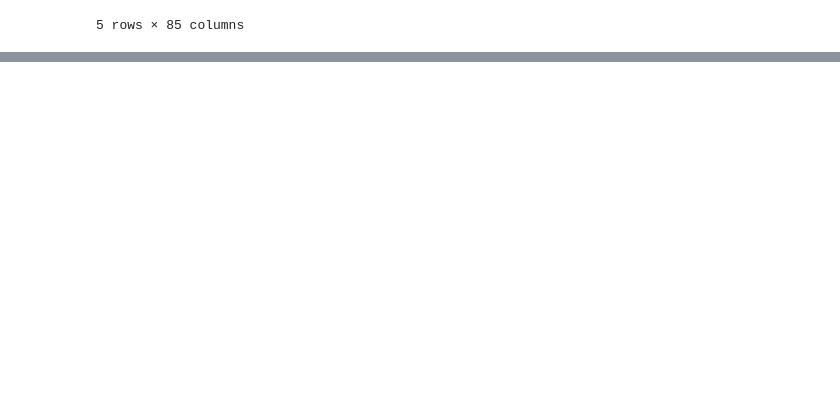
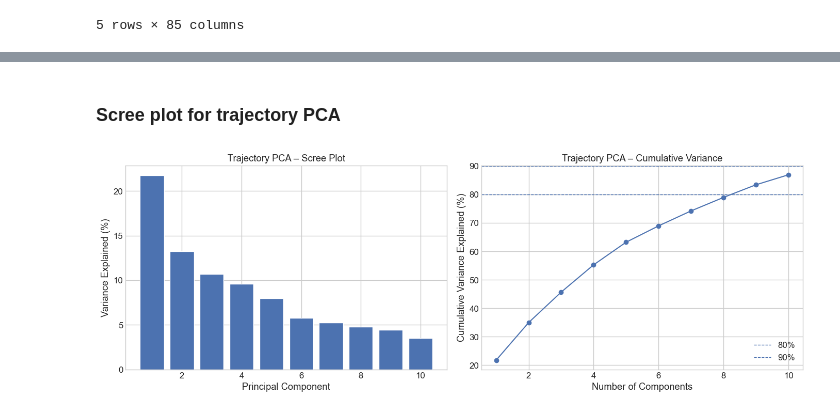
Before and after one commit to daniehben/worldbank-api-pipeline, a Jupyter notebook: notebooks/traj_Clustering.ipynb, the cells around one changed output, grey strips where cells are left out. Cells and saved outputs as stored; diff of their text form; code cells hidden in the pictures; blank space fills up the shorter version.

Commit message:
Finished trajectory based clustering and saved all outputs

```diff
--- a/notebooks/traj_Clustering.ipynb
+++ b/notebooks/traj_Clustering.ipynb
@@ -50,0 +269,7 @@ t_df.head()
+# %%
+for col in traj_cols:
+    lower = traj_clean[col].quantile(0.01)  # 1st percentile
+    upper = traj_clean[col].quantile(0.99)  # 99th percentile
+    traj_clean[col] = traj_clean[col].clip(lower, upper)
+# %%
+traj_clean[traj_cols] = traj_clean[traj_cols].fillna(traj_clean[traj_cols].mean())
@@ -50,0 +300,13 @@ t_df.head()
+# %%
+traj_pca = PCA()
+X_traj_pca = traj_pca.fit_transform(tr_df.values)
+
+
+traj_var_ratio = traj_pca.explained_variance_ratio_
+traj_cumvar = traj_var_ratio.cumsum()
+
+tr_pca = pd.DataFrame({
+    "PC": [f"PC{i+1}" for i in range(len(traj_var_ratio))],
+    "Variance": traj_var_ratio,
+    "Cumulative": traj_cumvar
+}).head(10)
@@ -50,0 +322,30 @@ t_df.head()
+# %% [markdown]
+### Scree plot for trajectory PCA
+# %%
+def plot_traj_scree(var_ratio, cumvar, n_show=10):
+    pcs = np.arange(1, n_show + 1)
+
+    fig, ax = plt.subplots(1, 2, figsize=(14, 5))
+
+    # Bar: individual variance
+    ax[0].bar(pcs, var_ratio[:n_show] * 100)
+    ax[0].set_xlabel("Principal Component")
+    ax[0].set_ylabel("Variance Explained (%)")
+    ax[0].set_title("Trajectory PCA – Scree Plot")
+
+    # Line: cumulative variance
+    ax[1].plot(pcs, cumvar[:n_show] * 100, marker="o")
+    ax[1].axhline(80, ls="--", lw=1, label="80%")
+    ax[1].axhline(90, ls="--", lw=1, label="90%")
+    ax[1].set_xlabel("Number of Components")
+    ax[1].set_ylabel("Cumulative Variance Explained (%)")
+    ax[1].set_title("Trajectory PCA – Cumulative Variance")
+    ax[1].legend()
+
+    plt.tight_layout()
+    plt.savefig(OUTPUT_DIR / "traj_pca_scree.png", dpi=300)
+    plt.show()
+
+plot_traj_scree(traj_var_ratio, traj_cumvar, n_show=min(10, tr_df.shape[1]))
+# %% [output]
+[figure, added]
```
Also changed, not shown: parts of 48 cells of this notebook.
